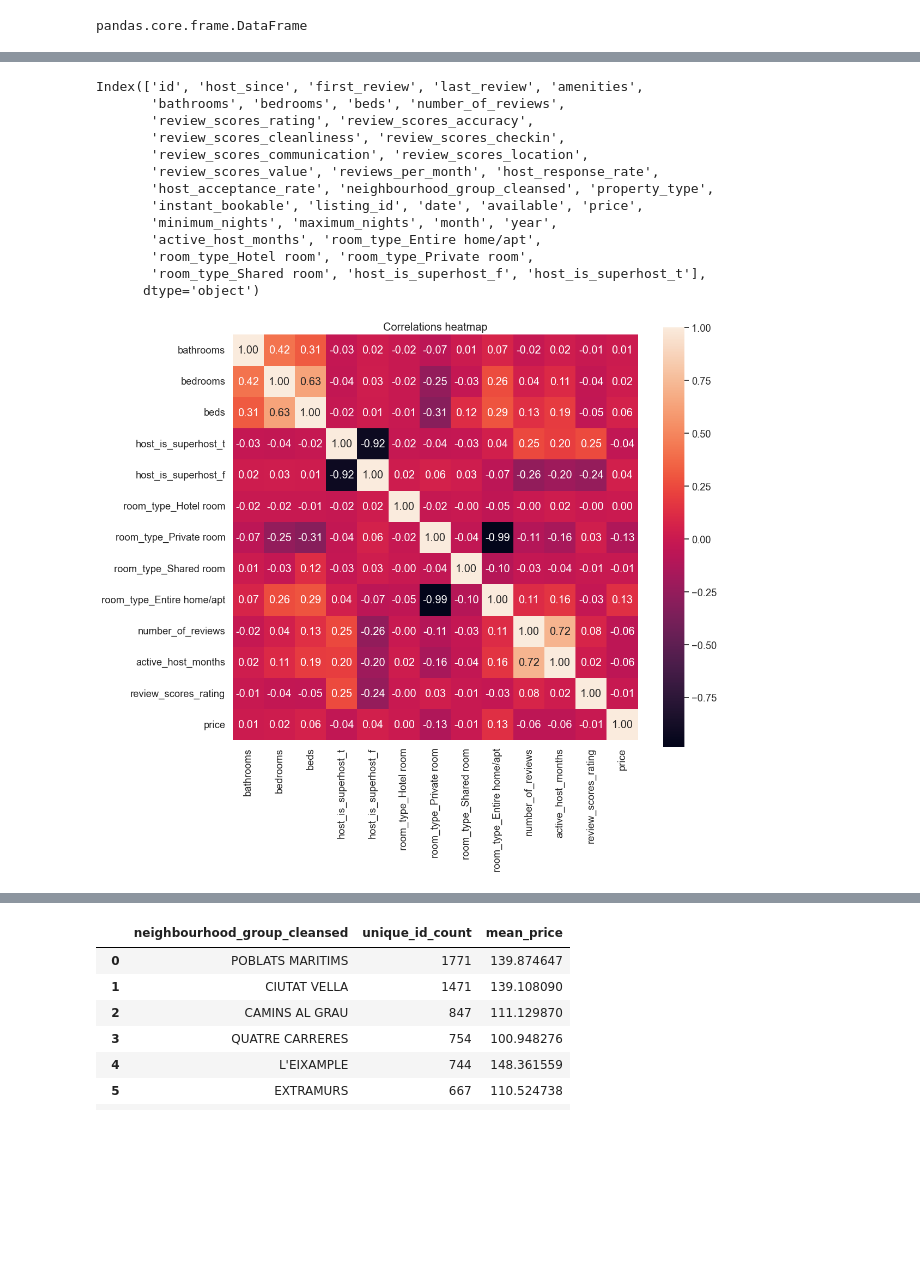
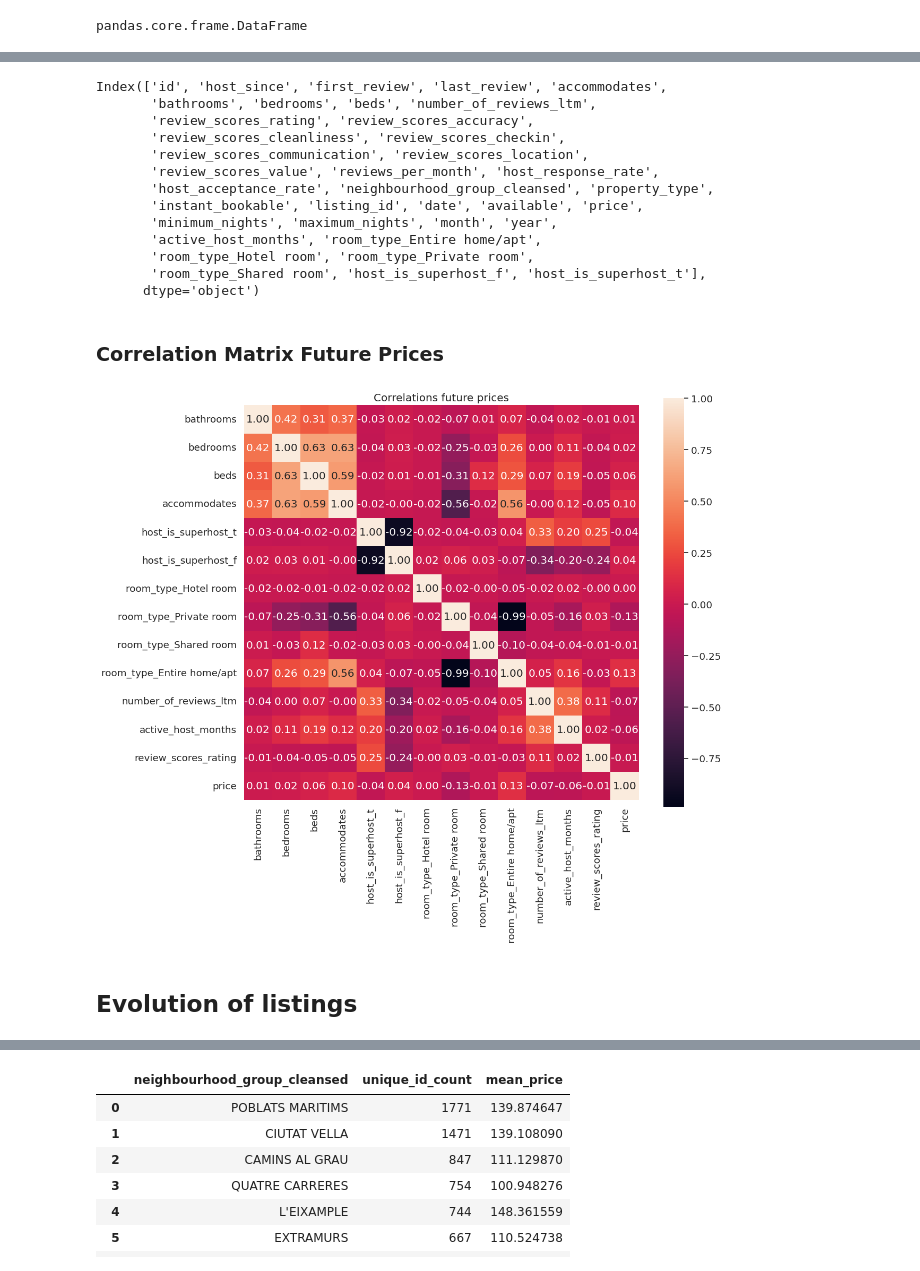
Before and after one commit to PIOVEEE92/DS-Nanodegree, a Jupyter notebook: 2. Introduction to Data Science/project/ValenciaEDA.ipynb, the cells around one changed output, grey strips where cells are left out. Saved outputs shown, nothing was run; the diff lists cells and outputs as text; code cells hidden in the pictures; blank space fills up the shorter version.

```diff
--- a/2. Introduction to Data Science/project/ValenciaEDA.ipynb
+++ b/2. Introduction to Data Science/project/ValenciaEDA.ipynb
@@ -105,9 +101,10 @@ df_calendar['date'] = pd.to_datetime(df_calendar['date'])
 df_calendar['month'] = df_calendar['date'].dt.month
 df_calendar['year'] = df_calendar['date'].dt.year
 # %%
-df_current = df_listing[['id', 'host_since', 'first_review', 'last_review', 'amenities', 'bathrooms', 'bedrooms', 'beds', 'number_of_reviews', 'review_scores_rating',
+df_current = df_listing[['id', 'host_since', 'first_review', 'last_review', 'amenities', 'bathrooms', 'bedrooms', 'beds', 'number_of_reviews_ltm', 'review_scores_rating',
                  'review_scores_accuracy', 'review_scores_cleanliness', 'review_scores_checkin', 'review_scores_communication', 'review_scores_location',
-                 'review_scores_value', 'reviews_per_month', 'host_response_rate', 'host_acceptance_rate',	'host_is_superhost', 'neighbourhood_group_cleansed', 'property_type', 'room_type', 'instant_bookable', 'price']]
+                 'review_scores_value', 'reviews_per_month', 'host_response_rate', 'host_acceptance_rate',	'host_is_superhost', 'neighbourhood_group_cleansed', 'property_type', 'room_type', 'instant_bookable', 'price',
+                 'accommodates']]
 # %%
 df_current['bathrooms'] = df_current['bathrooms'].fillna(df_current['bathrooms'].mode()[0])
 df_current['bedrooms'] = df_current['bedrooms'].fillna(df_current['bedrooms'].mode()[0])
@@ -179,7 +178,7 @@ fig.savefig('correlations.png')
 # %%
 # Future Price
 # %%
-df = df_listing[['id', 'host_since', 'first_review', 'last_review', 'amenities', 'bathrooms', 'bedrooms', 'beds', 'number_of_reviews', 'review_scores_rating',
+df = df_listing[['id', 'host_since', 'first_review', 'last_review',  'accommodates', 'bathrooms', 'bedrooms', 'beds', 'number_of_reviews_ltm', 'review_scores_rating',
                  'review_scores_accuracy', 'review_scores_cleanliness', 'review_scores_checkin', 'review_scores_communication', 'review_scores_location',
                  'review_scores_value', 'reviews_per_month', 'host_response_rate', 'host_acceptance_rate',	'host_is_superhost', 'neighbourhood_group_cleansed', 'property_type', 'room_type', 'instant_bookable']]
 # %%
@@ -231,8 +230,8 @@ df_price.head()
 # %%
 df_price.columns
 # %% [output]
-Index(['id', 'host_since', 'first_review', 'last_review', 'amenities',
-       'bathrooms', 'bedrooms', 'beds', 'number_of_reviews',
+Index(['id', 'host_since', 'first_review', 'last_review', 'accommodates',
+       'bathrooms', 'bedrooms', 'beds', 'number_of_reviews_ltm',
        'review_scores_rating', 'review_scores_accuracy',
        'review_scores_cleanliness', 'review_scores_checkin',
        'review_scores_communication', 'review_scores_location',
@@ -249,24 +248,28 @@ numeric_cols = df_price.select_dtypes(include=['number']).columns
 
 # Group by 'id' and calculate the mean for numeric columns
 df_price_grouped = df_price.groupby('id')[numeric_cols].mean()
+# %% [markdown]
+### Correlation Matrix Future Prices
 # %%
-cols = ['bathrooms','bedrooms','beds', 'host_is_superhost_t',
+cols = ['bathrooms','bedrooms','beds',  'accommodates', 'host_is_superhost_t',
         'host_is_superhost_f',
         'room_type_Hotel room',	'room_type_Private room',
         'room_type_Shared room', 'room_type_Entire home/apt',
-        'number_of_reviews', 'active_host_months',
+        'number_of_reviews_ltm', 'active_host_months',
         'review_scores_rating', 'price']
 
 corrs = np.corrcoef(df_price_grouped[cols].values.T)
 # Set the size of the plot
 plt.figure(figsize=(12, 10))  # Adjust the size as needed
 
 # Set font scale for better readability
 sns.set(font_scale=1.2)
 hm=sns.heatmap(corrs, cbar = True, annot=True, square = True, fmt = '.2f',
-              yticklabels = cols, xticklabels = cols).set_title('Correlations heatmap')
+              yticklabels = cols, xticklabels = cols).set_title('Correlations future prices')
 
 fig = hm.get_figure()
 fig.savefig('correlations.png')
 # %% [output]
-[figure, old version]
+[figure, new version]
+# %% [markdown]
+## Evolution of listings
```
Also changed, not shown: parts of 27 cells of this notebook.
